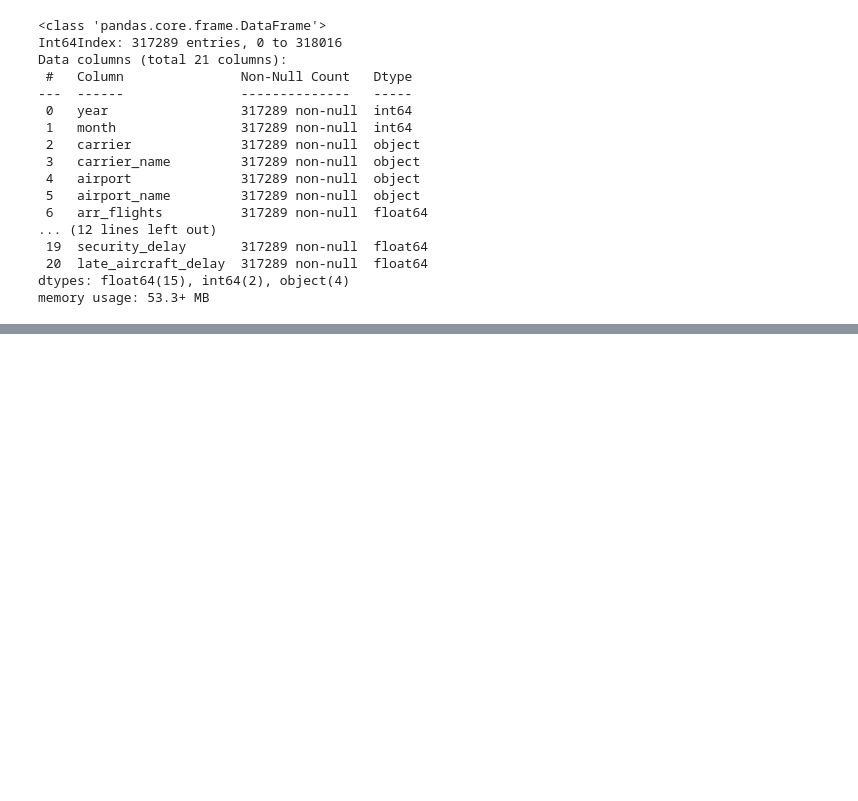
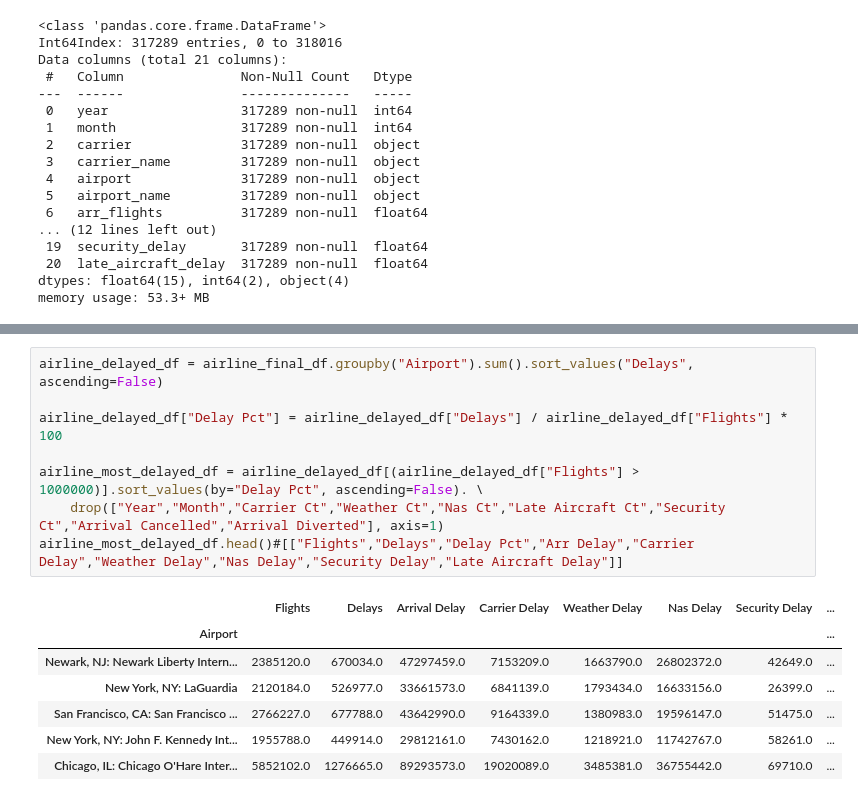
Before and after one commit to CFreeman04/Project_1, a Jupyter notebook: Project.ipynb, the cells around one changed output, grey strips where cells are left out. Drawn from its saved outputs; the diff is of its cells as text; blank space fills up the shorter version.

```diff
--- a/Project.ipynb
+++ b/Project.ipynb
@@ -67,0 +162,16 @@ airline_clean_df2 = airline_df[airline_df[["year","month"]].duplicated()]
+# %%
+airline_delayed_df = airline_final_df.groupby("Airport").sum().sort_values("Delays", ascending=False)
+
+airline_delayed_df["Delay Pct"] = airline_delayed_df["Delays"] / airline_delayed_df["Flights"] * 100
+
+airline_most_delayed_df = airline_delayed_df[(airline_delayed_df["Flights"] > 1000000)].sort_values(by="Delay Pct", ascending=False). \
+    drop(["Year","Month","Carrier Ct","Weather Ct","Nas Ct","Late Aircraft Ct","Security Ct","Arrival Cancelled","Arrival Diverted"], axis=1)
+airline_most_delayed_df.head()#[["Flights","Delays","Delay Pct","Arr Delay","Carrier Delay","Weather Delay","Nas Delay","Security Delay","Late Aircraft Delay"]]
+# %% [output]
+|  | Flights | Delays | Arrival Delay | Carrier Delay | Weather Delay | Nas Delay | Security Delay | ... |
+| Airport |  |  |  |  |  |  |  | ... |
+| Newark, NJ: Newark Liberty Intern... | 2385120.0 | 670034.0 | 47297459.0 | 7153209.0 | 1663790.0 | 26802372.0 | 42649.0 | ... |
+| New York, NY: LaGuardia | 2120184.0 | 526977.0 | 33661573.0 | 6841139.0 | 1793434.0 | 16633156.0 | 26399.0 | ... |
+| San Francisco, CA: San Francisco ... | 2766227.0 | 677788.0 | 43642990.0 | 9164339.0 | 1380983.0 | 19596147.0 | 51475.0 | ... |
+| New York, NY: John F. Kennedy Int... | 1955788.0 | 449914.0 | 29812161.0 | 7430162.0 | 1218921.0 | 11742767.0 | 58261.0 | ... |
+| Chicago, IL: Chicago O'Hare Inter... | 5852102.0 | 1276665.0 | 89293573.0 | 19020089.0 | 3485381.0 | 36755442.0 | 69710.0 | ... |
```
Also changed, not shown: parts of 10 cells of this notebook, 1 other file.
